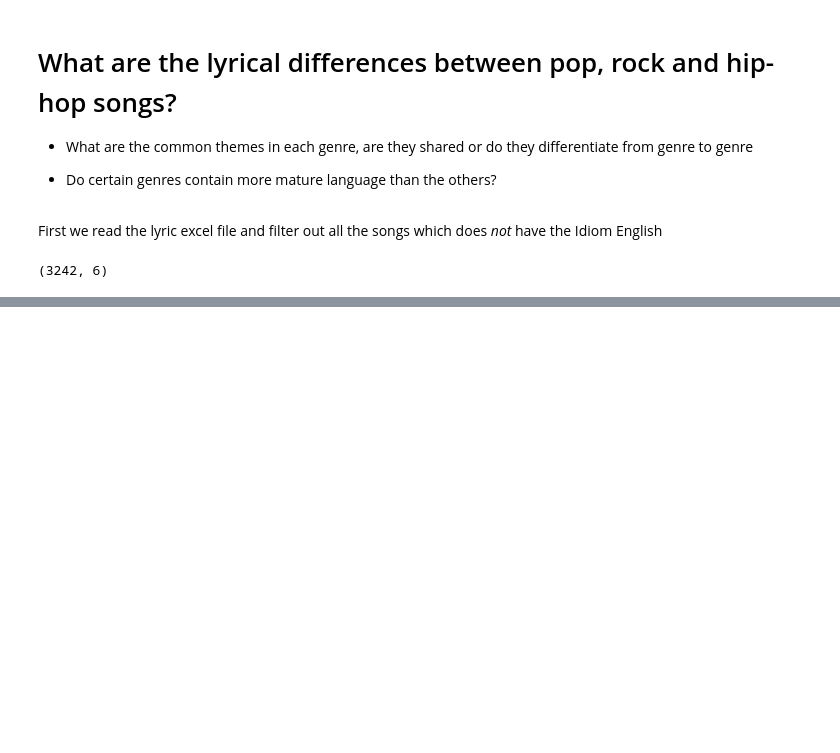
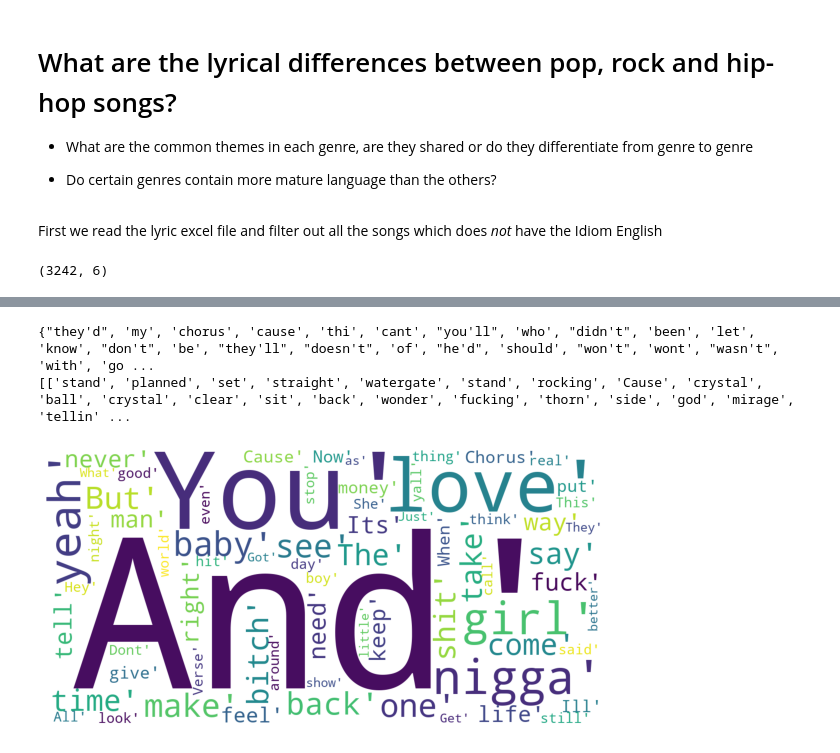
Before and after one commit to christianmadhan/Mandatory-Assignment-2, a Jupyter notebook: Mandatory Assignment 2.ipynb, the cells around one changed output, grey strips where cells are left out. Cells and saved outputs as stored; diff of their text form; code cells hidden in the pictures; blank space fills up the shorter version.

```diff
--- a/Mandatory Assignment 2.ipynb
+++ b/Mandatory Assignment 2.ipynb
@@ -192,0 +197,49 @@ plt.show()
+# %%
+from wordcloud import WordCloud, STOPWORDS
+from nltk.tokenize import TweetTokenizer
+from nltk.stem import PorterStemmer
+from nltk.stem import WordNetLemmatizer
+
+import nltk
+tw = TweetTokenizer()
+
+def plot_wordcloud(text):
+    nltk.download('stopwords')
+    nltk.download('wordnet')
+    stop = set(STOPWORDS)
+    stop.update(['i', 'and', 'im', 'dont', 'the', 'na', 'got', 'get', 'but', 'oh', 'want', 'wan', 'go', 'gon', 'ill', 'your', 'thats', 'in', 'a' 'wont', 'ta', 'ive', 'when', 'what', 'to', 'let', 'the', 'if', 'em', 'aint', 'chorus', 'choru', 'know', 'cant', 'so', 'when','this', 'verse', 'youre','go', 'its', 'ive', 'in', 'wont','just', 'thi', 'cause', 'lets'])
+    # print the stop word list
+    print(stop)
+    def _preprocess_text_clean(text):
+        corpus_clean = []
+        stem = PorterStemmer()
+        lem = WordNetLemmatizer()
+        for data in text:
+            words = [w for w in tw.tokenize(data) if (w not in stop)]
+            words = [lem.lemmatize(w) for w in words if len(w)>2]
+            corpus_clean.append(words)
+        return corpus_clean
+
+    corpus_clean=_preprocess_text_clean(text)
+    text_file = open("corpus_clean.txt", "w")
+    n = text_file.write(str(corpus_clean))
+    text_file.close()
+
+    wordcloud = WordCloud(
+        background_color='white',
+        stopwords=set(STOPWORDS),
+        max_words=70,
+        collocations=False,
+        max_font_size=150,
+        scale=3,
+        random_state=40)
+
+    wordcloud = wordcloud.generate(str(corpus_clean))
+    print(corpus_clean[:20])
+    fig = plt.figure(1, figsize=(10,30))
+    plt.axis('off')
+    plt.imshow(wordcloud)
+    plt.show()
+
+plot_wordcloud(hiphop_data_clean_round4["Lyric"])
+# %% [output]
@@ -192,0 +252,3 @@ plt.show()
+{"they'd", 'my', 'chorus', 'cause', 'thi', 'cant', "you'll", 'who', "didn't", 'been', 'let', 'know', "don't", 'be', "they'll", "doesn't", 'of', "he'd", 'should', "won't", 'wont', "wasn't", 'with', 'go ...
+[['stand', 'planned', 'set', 'straight', 'watergate', 'stand', 'rocking', 'Cause', 'crystal', 'ball', 'crystal', 'clear', 'sit', 'back', 'wonder', 'fucking', 'thorn', 'side', 'god', 'mirage', 'tellin' ...
+[figure, added]
```
Also changed, not shown: parts of 6 cells of this notebook, 54 other files.
